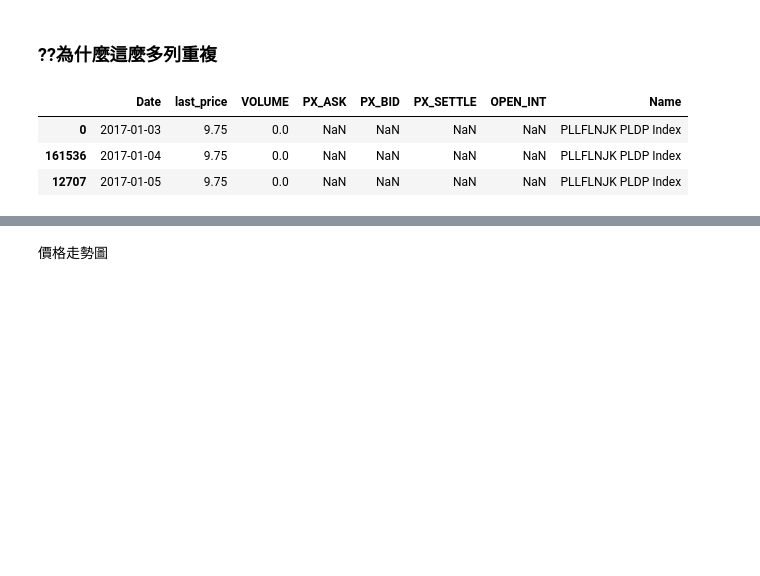
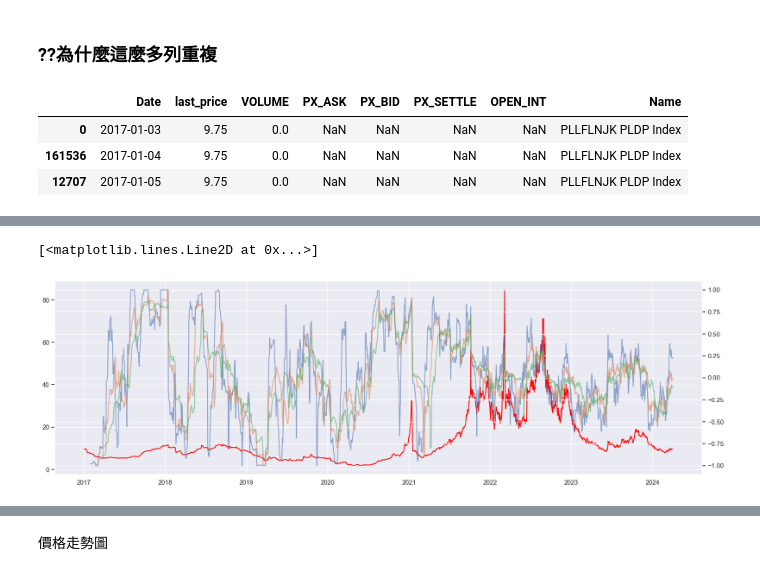
Before and after one commit to XiaoYunhan/FE5225_LNG_ML, a Jupyter notebook: notebooks/eda.ipynb, the cells around one changed output, grey strips where cells are left out. Saved outputs shown, nothing was run; the diff lists cells and outputs as text; code cells hidden in the pictures; blank space fills up the shorter version.

```diff
--- a/notebooks/eda.ipynb
+++ b/notebooks/eda.ipynb
@@ -45,0 +122,7 @@ price_df.head(3)
+# %%
+def displace_distance_ratio(x):
+    return (x.iloc[-1] - x.iloc[0]) / x.diff().abs().sum()
+# %%
+price_df['displace_ratio_20'] =  price_df['last_price'].rolling(20).apply(displace_distance_ratio)
+price_df['displace_ratio_40'] =  price_df['last_price'].rolling(40).apply(displace_distance_ratio)
+price_df['displace_ratio_60'] =  price_df['last_price'].rolling(60).apply(displace_distance_ratio)
@@ -45,0 +162,10 @@ price_df.head(3)
+# %%
+fig,ax = plt.subplots(figsize = (20,6))
+ax.plot(price_df['last_price'],c = 'red')
+ax2 = ax.twinx()
+ax2.plot(price_df['displace_ratio_20'],alpha = 0.6)
+ax2.plot(price_df['displace_ratio_40'],alpha = 0.6)
+ax2.plot(price_df['displace_ratio_60'],alpha = 0.6)
+# %% [output]
+[<matplotlib.lines.Line2D at 0x...>]
+[figure, added]
```
Also changed, not shown: parts of 33 cells of this notebook, 9 other files.
